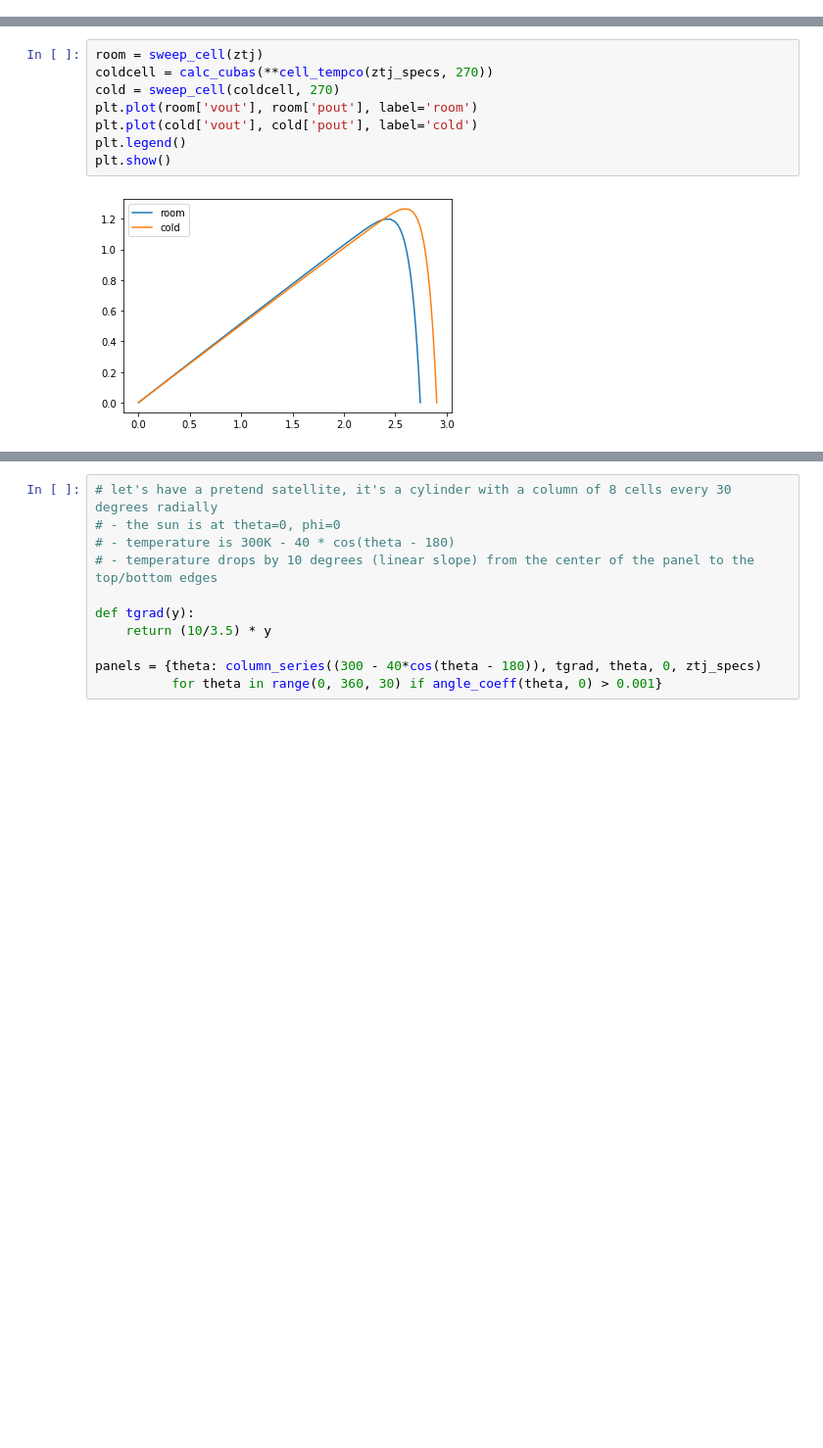
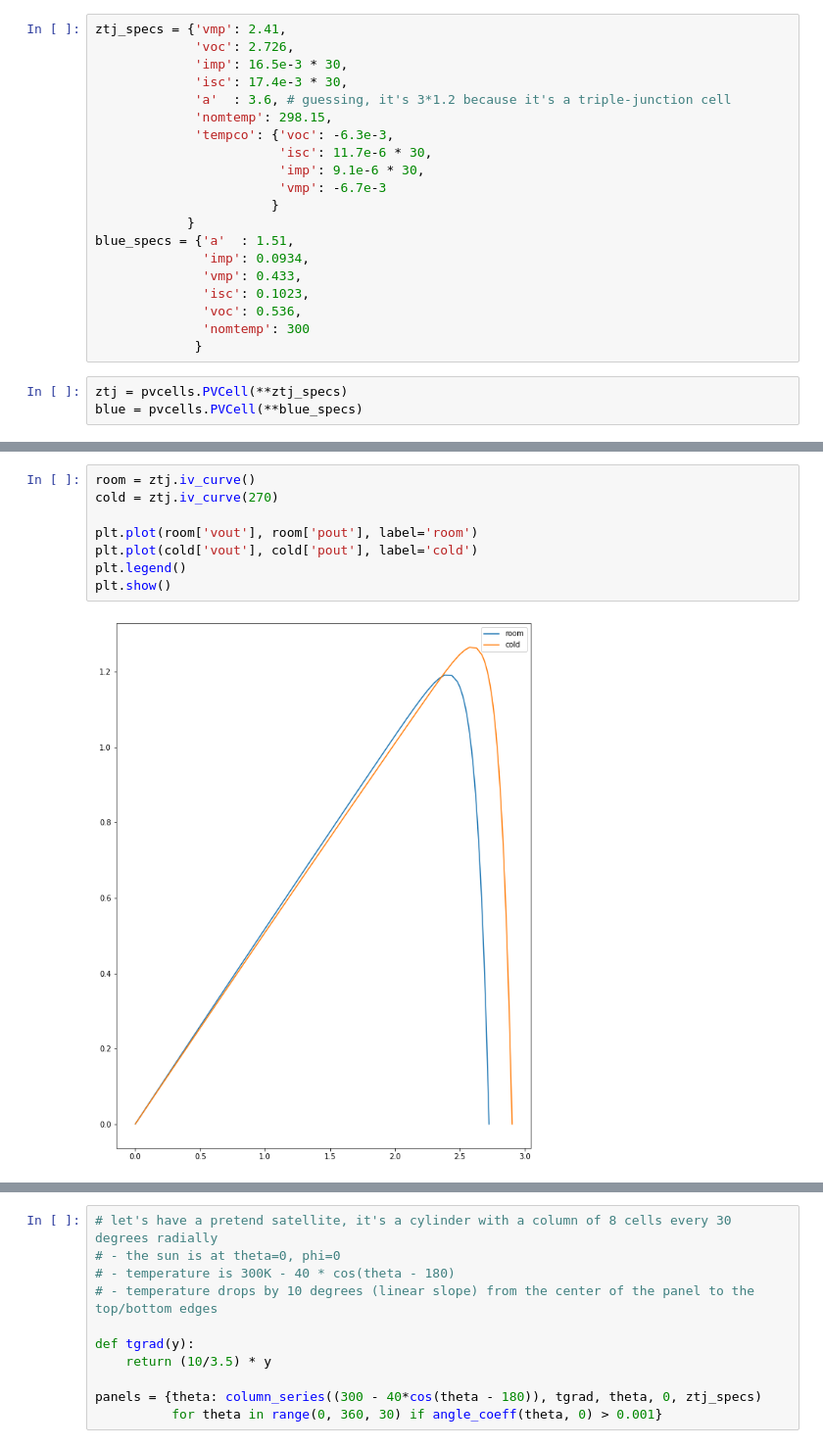
Before and after one commit to openlunar/EE-scripts, a Jupyter notebook: notebooks/Solar Cells.ipynb, the cells around one changed output, grey strips where cells are left out. Shown: that part at 98% size. Cells and saved outputs as stored; diff of their text form; blank space fills up the shorter version.

Commit message:
Solar Cells notebook uses pvcells.py now

```diff
--- a/notebooks/Solar Cells.ipynb
+++ b/notebooks/Solar Cells.ipynb
@@ -96,2 +10,25 @@ def to_file(f, specs):
+# %%
+ztj_specs = {'vmp': 2.41,
+             'voc': 2.726,
+             'imp': 16.5e-3 * 30,
+             'isc': 17.4e-3 * 30,
+             'a'  : 3.6, # guessing, it's 3*1.2 because it's a triple-junction cell
+             'nomtemp': 298.15,
+             'tempco': {'voc': -6.3e-3,
+                        'isc': 11.7e-6 * 30,
+                        'imp': 9.1e-6 * 30,
+                        'vmp': -6.7e-3
+                       }
+            }
+blue_specs = {'a'  : 1.51,
+              'imp': 0.0934,
+              'vmp': 0.433,
+              'isc': 0.1023,
+              'voc': 0.536,
+              'nomtemp': 300
+             }
+# %%
+ztj = pvcells.PVCell(**ztj_specs)
+blue = pvcells.PVCell(**blue_specs)
 # %%
 with open('spicethings/pvcell.sub', 'w') as f:
@@ -190,13 +62,13 @@ MPP: 1.20 W  (0.489 A @ 2.45 V)
 # %%
-room = sweep_cell(ztj)
-coldcell = calc_cubas(**cell_tempco(ztj_specs, 270))
-cold = sweep_cell(coldcell, 270)
+room = ztj.iv_curve()
+cold = ztj.iv_curve(270)
+
 plt.plot(room['vout'], room['pout'], label='room')
 plt.plot(cold['vout'], cold['pout'], label='cold')
 plt.legend()
 plt.show()
 # %% [output]
-[figure, old version]
+[figure, new version]
 # %%
 # For the angle of incidence
 from math import cos, radians
```
Also changed, not shown: parts of 13 cells of this notebook, 1 other file.
